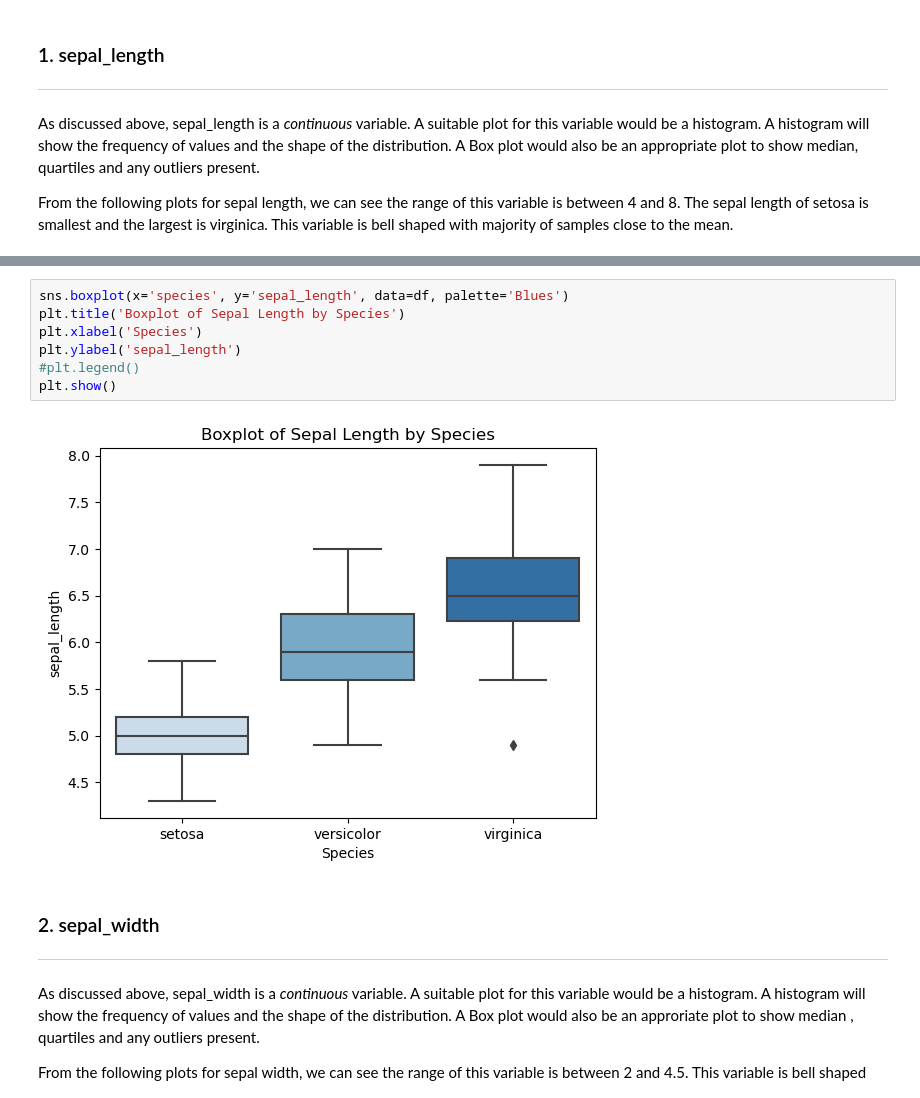
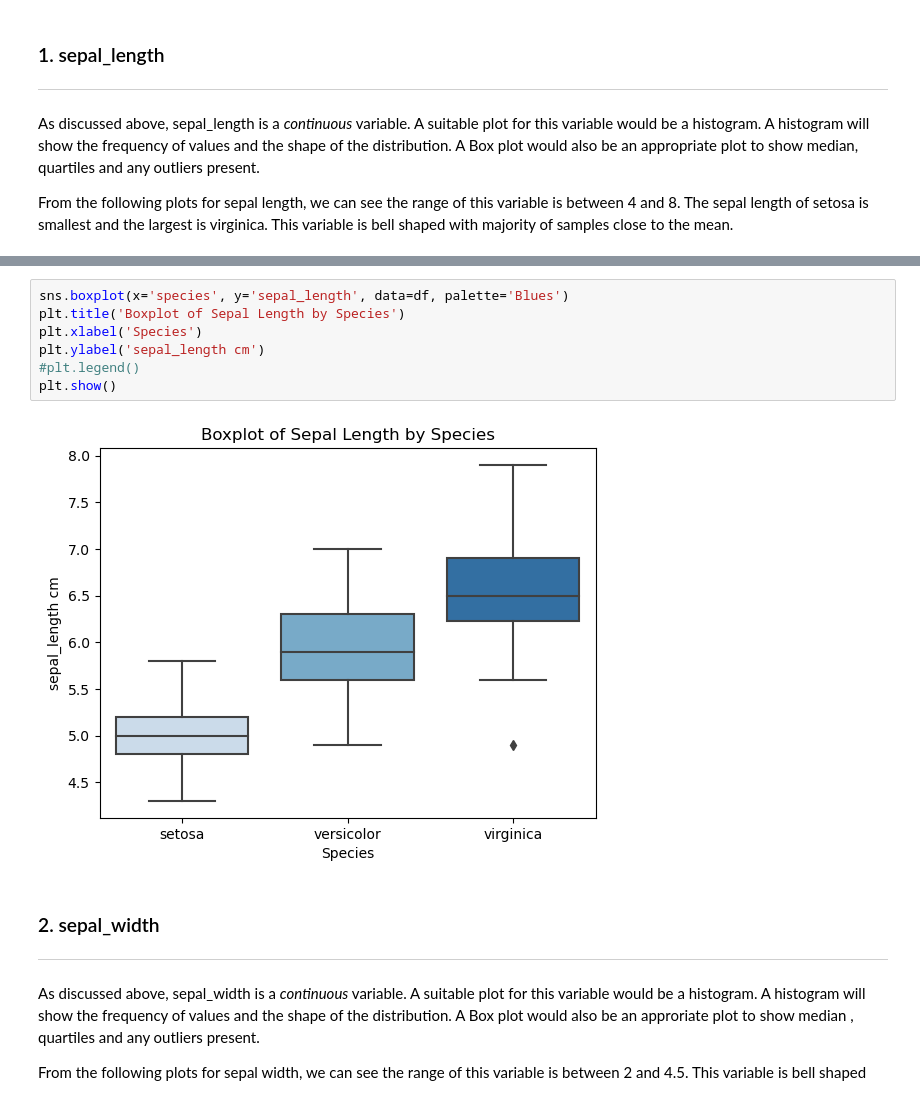
Before and after one commit to dectan/FUNDAMENTALS-OF-DATA-ANALYSIS, a Jupyter notebook: project.ipynb, the cells around one changed output, grey strips where cells are left out. Saved outputs shown, nothing was run; the diff lists cells and outputs as text.

```diff
--- a/project.ipynb
+++ b/project.ipynb
@@ -209,12 +209,12 @@ plt.show()
 # %%
 sns.boxplot(x='species', y='sepal_length', data=df, palette='Blues')
 plt.title('Boxplot of Sepal Length by Species')
 plt.xlabel('Species')
-plt.ylabel('sepal_length')
+plt.ylabel('sepal_length cm')
 #plt.legend()
 plt.show()
 # %% [output]
-[figure, old version]
+[figure, new version]
 # %% [markdown]
 ### 2. sepal_width
 
```
Also changed, not shown: parts of 5 cells of this notebook, 2 other files.
